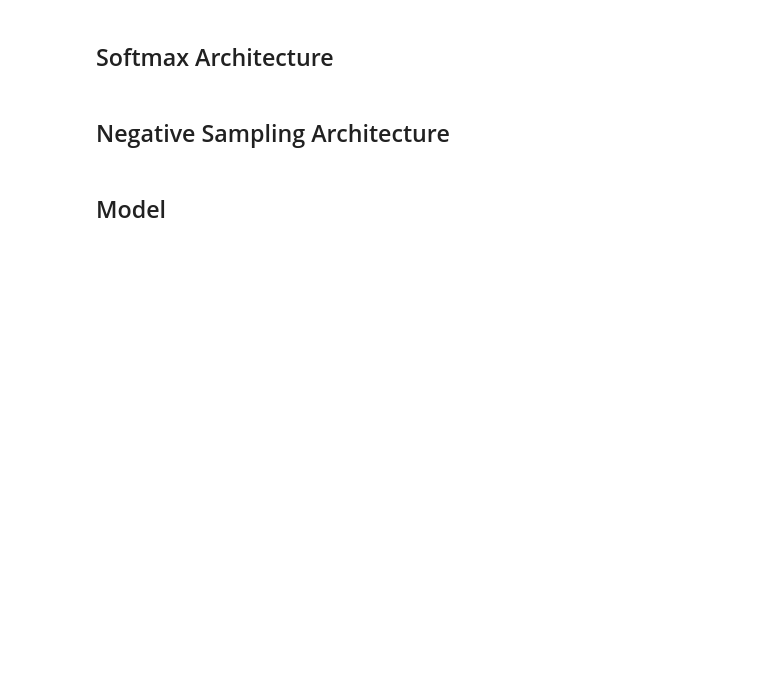
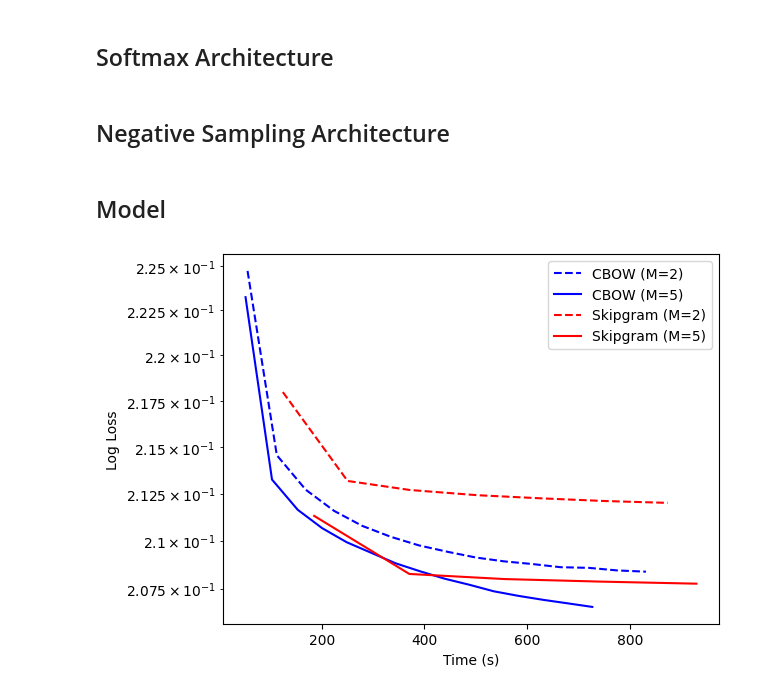
Before and after one commit to alansheu2004/Word-Embeddings, a Jupyter notebook: Training.ipynb, the cells around one changed output. Saved outputs shown, nothing was run; the diff lists cells and outputs as text; code cells hidden in the pictures; blank space fills up the shorter version.

```diff
--- a/Training.ipynb
+++ b/Training.ipynb
@@ -507,0 +517,29 @@ np.array(list(zip(mario_vocab, sim.tolist())))[sorted_indices][:10]
+# %%
+model_dir = 'models'
+
+with open(os.path.join(model_dir, 'mario_tfidf.pkl'), 'rb') as file:
+    mario_tfidf = pkl.load(file).T
+
+with open(os.path.join(model_dir, 'mario_model_cbow2.pkl'), 'rb') as file:
+    mario_model_cbow2 = pkl.load(file)
+
+with open(os.path.join(model_dir, 'mario_model_cbow5.pkl'), 'rb') as file:
+    mario_model_cbow5 = pkl.load(file)
+
+with open(os.path.join(model_dir, 'mario_model_skipgram2.pkl'), 'rb') as file:
+    mario_model_skipgram2 = pkl.load(file)
+
+with open(os.path.join(model_dir, 'mario_model_skipgram5.pkl'), 'rb') as file:
+    mario_model_skipgram5 = pkl.load(file)
+# %%
+plt.plot(mario_model_cbow2.time_history, mario_model_cbow2.loss_history, c='b', ls='--')
+plt.plot(mario_model_cbow5.time_history, mario_model_cbow5.loss_history, c='b')
+plt.plot(mario_model_skipgram2.time_history, mario_model_skipgram2.loss_history, c='r', ls='--')
+plt.plot(mario_model_skipgram5.time_history, mario_model_skipgram5.loss_history, c='r')
+plt.yscale("log")
+plt.xlabel("Time (s)")
+plt.legend(["CBOW (M=2)", "CBOW (M=5)", "Skipgram (M=2)", "Skipgram (M=5)"])
+plt.ylabel("Log Loss")
+plt.savefig("images/log-loss.png")
+# %% [output]
+[figure, added]
```
Also changed, not shown: parts of 26 cells of this notebook, 9 other files.
